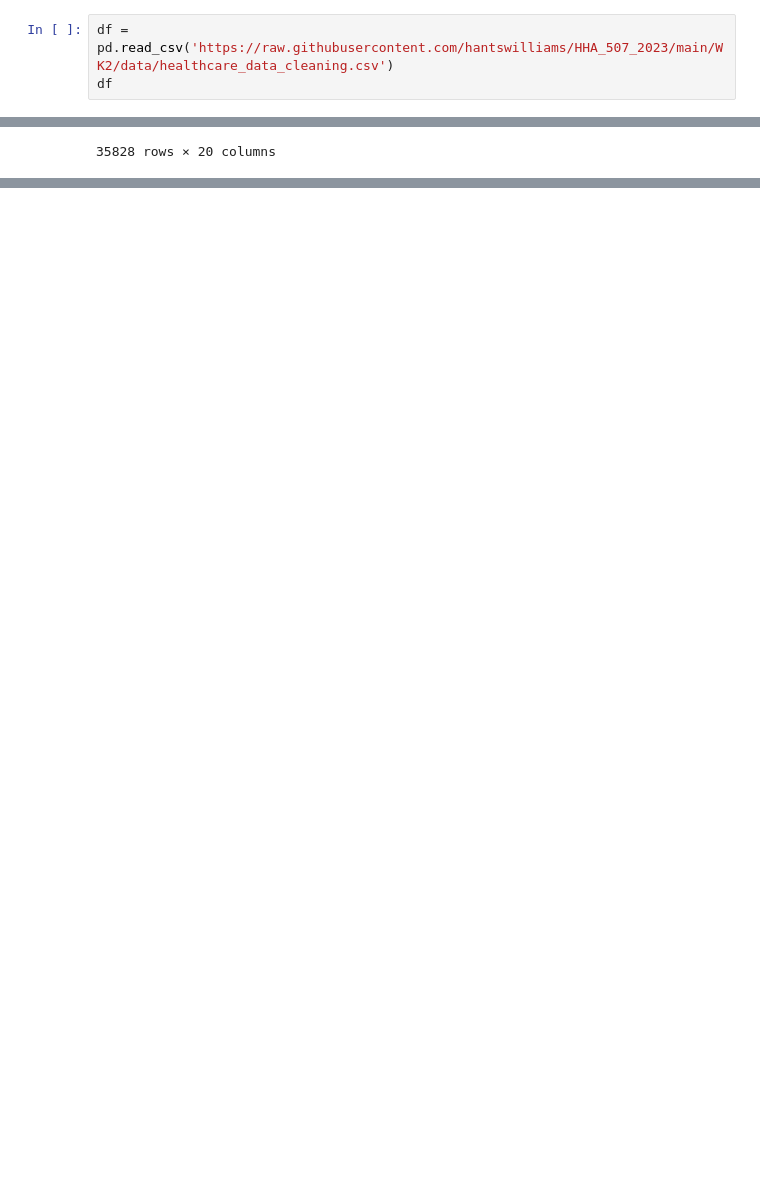
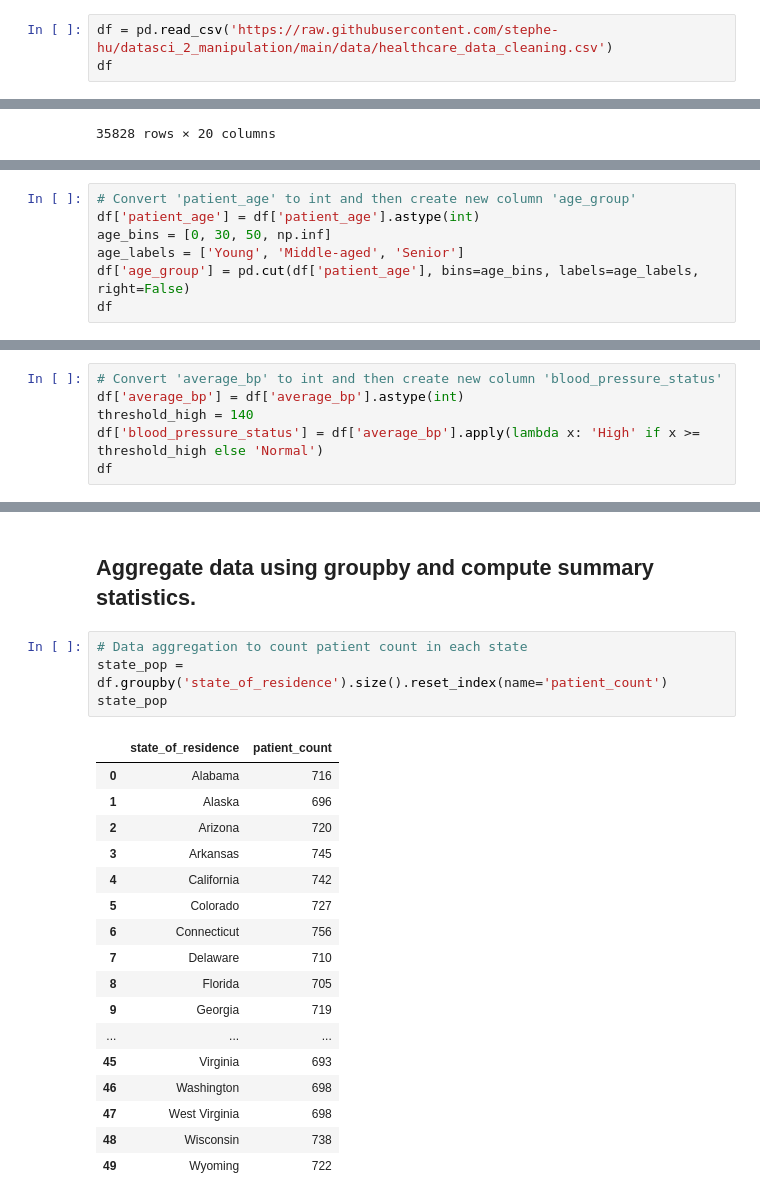
Before and after one commit to stephe-hu/datasci_2_manipulation, a Jupyter notebook: hha507assignment2.ipynb, the cells around one changed output, grey strips where cells are left out. Saved outputs shown, nothing was run; the diff lists cells and outputs as text; blank space fills up the shorter version.

```diff
--- a/hha507assignment2.ipynb
+++ b/hha507assignment2.ipynb
@@ -7,7 +7,7 @@ import re
 # %% [markdown]
 # Loading file
 # %%
-df = pd.read_csv('https://raw.githubusercontent.com/hantswilliams/HHA_507_2023/main/WK2/data/healthcare_data_cleaning.csv')
+df = pd.read_csv('https://raw.githubusercontent.com/stephe-hu/datasci_2_manipulation/main/data/healthcare_data_cleaning.csv')
 df
 # %% [output]
 |  | Patient Age | Gender | City of Residence | State of Residence | Has Insurance | Visited Last Month | ... |
@@ -83,0 +94,7 @@ df
+# %%
+# Convert 'patient_age' to int and then create new column 'age_group'
+df['patient_age'] = df['patient_age'].astype(int)
+age_bins = [0, 30, 50, np.inf]
+age_labels = ['Young', 'Middle-aged', 'Senior']
+df['age_group'] = pd.cut(df['patient_age'], bins=age_bins, labels=age_labels, right=False)
+df
@@ -83,0 +115,6 @@ df
+# %%
+# Convert 'average_bp' to int and then create new column 'blood_pressure_status'
+df['average_bp'] = df['average_bp'].astype(int)
+threshold_high = 140
+df['blood_pressure_status'] = df['average_bp'].apply(lambda x: 'High' if x >= threshold_high else 'Normal')
+df
@@ -83,0 +135,24 @@ df
+# %% [markdown]
+## Aggregate data using groupby and compute summary statistics.
+# %%
+# Data aggregation to count patient count in each state
+state_pop = df.groupby('state_of_residence').size().reset_index(name='patient_count')
+state_pop
+# %% [output]
+|  | state_of_residence | patient_count |
+| 0 | Alabama | 716 |
+| 1 | Alaska | 696 |
+| 2 | Arizona | 720 |
+| 3 | Arkansas | 745 |
+| 4 | California | 742 |
+| 5 | Colorado | 727 |
+| 6 | Connecticut | 756 |
+| 7 | Delaware | 710 |
+| 8 | Florida | 705 |
+| 9 | Georgia | 719 |
+| ... | ... | ... |
+| 45 | Virginia | 693 |
+| 46 | Washington | 698 |
+| 47 | West Virginia | 698 |
+| 48 | Wisconsin | 738 |
+| 49 | Wyoming | 722 |
```
Also changed, not shown: parts of 18 cells of this notebook.
